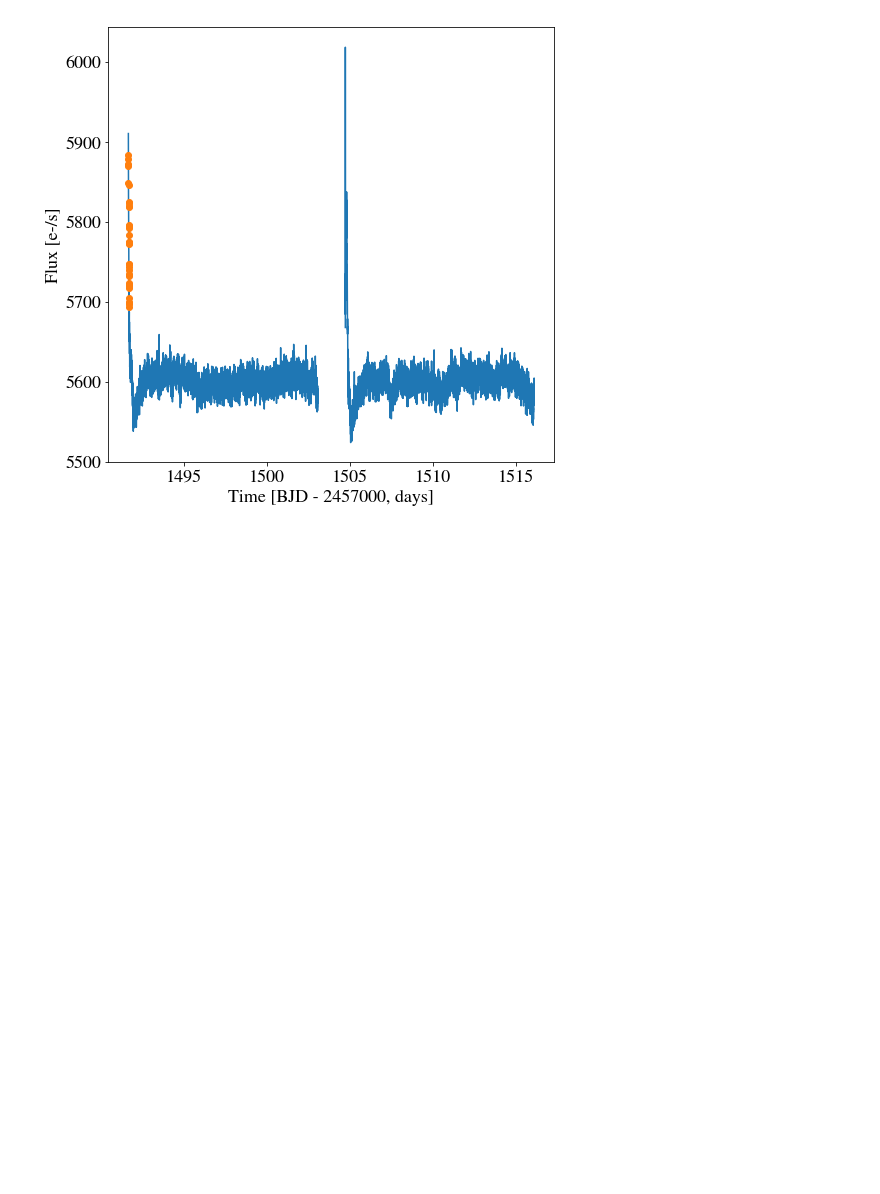
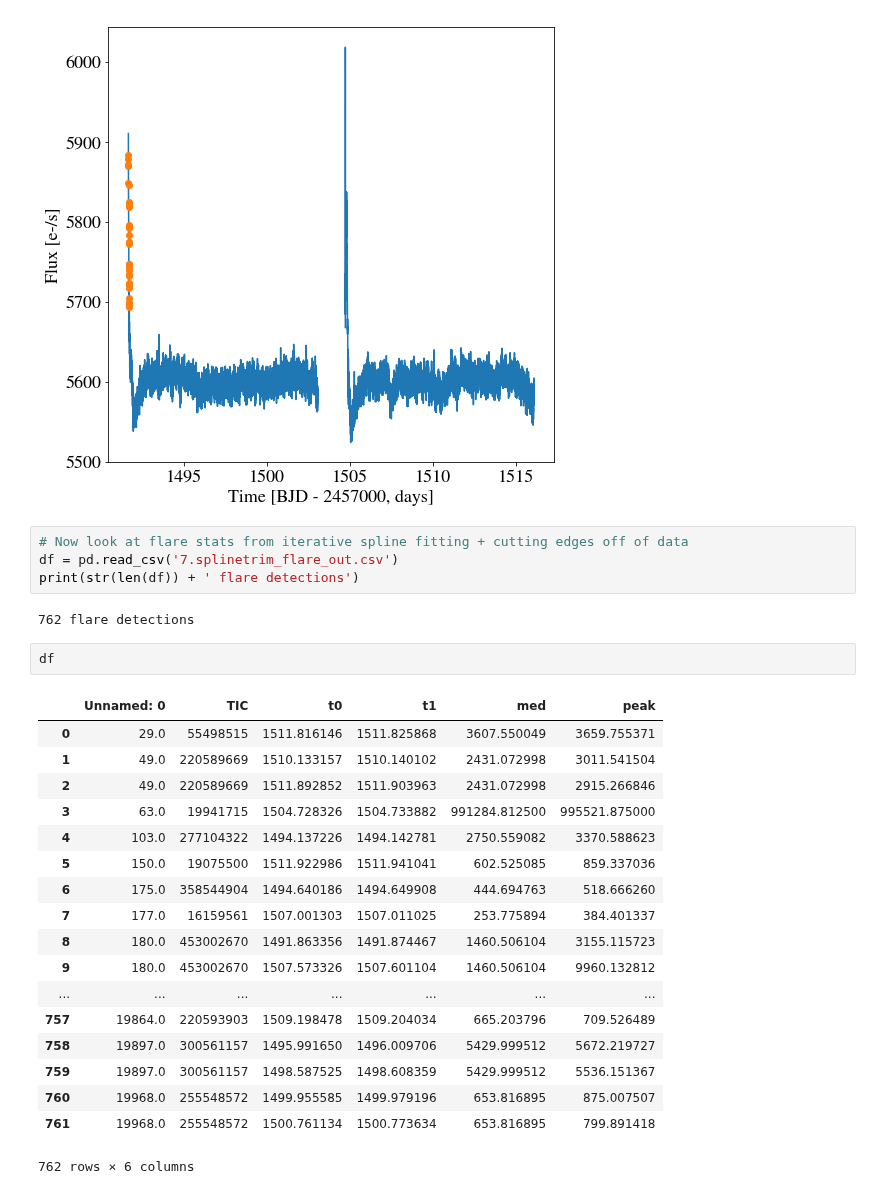
Before and after one commit to spencerw/tess_flare, a Jupyter notebook: flareStats.ipynb, the cells around one changed output. Saved outputs shown, nothing was run; the diff lists cells and outputs as text; blank space fills up the shorter version.

```diff
--- a/flareStats.ipynb
+++ b/flareStats.ipynb
@@ -467,3 +467,30 @@ axes.set_ylabel('Flux [e-/s]')
 tess2019006130736-s0007-0000000219206120-0131-s_lc.fits
 Text(0, 0.5, 'Flux [e-/s]')
 [figure]
+# %%
+# Now look at flare stats from iterative spline fitting + cutting edges off of data
+df = pd.read_csv('7.splinetrim_flare_out.csv')
+print(str(len(df)) + ' flare detections')
+# %% [output]
+762 flare detections
+# %%
+df
+# %% [output]
+|  | Unnamed: 0 | TIC | t0 | t1 | med | peak |
+| 0 | 29.0 | 55498515 | 1511.816146 | 1511.825868 | 3607.550049 | 3659.755371 |
+| 1 | 49.0 | 220589669 | 1510.133157 | 1510.140102 | 2431.072998 | 3011.541504 |
+| 2 | 49.0 | 220589669 | 1511.892852 | 1511.903963 | 2431.072998 | 2915.266846 |
+| 3 | 63.0 | 19941715 | 1504.728326 | 1504.733882 | 991284.812500 | 995521.875000 |
+| 4 | 103.0 | 277104322 | 1494.137226 | 1494.142781 | 2750.559082 | 3370.588623 |
+| 5 | 150.0 | 19075500 | 1511.922986 | 1511.941041 | 602.525085 | 859.337036 |
+| 6 | 175.0 | 358544904 | 1494.640186 | 1494.649908 | 444.694763 | 518.666260 |
+| 7 | 177.0 | 16159561 | 1507.001303 | 1507.011025 | 253.775894 | 384.401337 |
+| 8 | 180.0 | 453002670 | 1491.863356 | 1491.874467 | 1460.506104 | 3155.115723 |
+| 9 | 180.0 | 453002670 | 1507.573326 | 1507.601104 | 1460.506104 | 9960.132812 |
+| ... | ... | ... | ... | ... | ... | ... |
+| 757 | 19864.0 | 220593903 | 1509.198478 | 1509.204034 | 665.203796 | 709.526489 |
+| 758 | 19897.0 | 300561157 | 1495.991650 | 1496.009706 | 5429.999512 | 5672.219727 |
+| 759 | 19897.0 | 300561157 | 1498.587525 | 1498.608359 | 5429.999512 | 5536.151367 |
+| 760 | 19968.0 | 255548572 | 1499.955585 | 1499.979196 | 653.816895 | 875.007507 |
+| 761 | 19968.0 | 255548572 | 1500.761134 | 1500.773634 | 653.816895 | 799.891418 |
+762 rows × 6 columns
```
Also changed, not shown: parts of 1 cell of this notebook, 2 other files.
